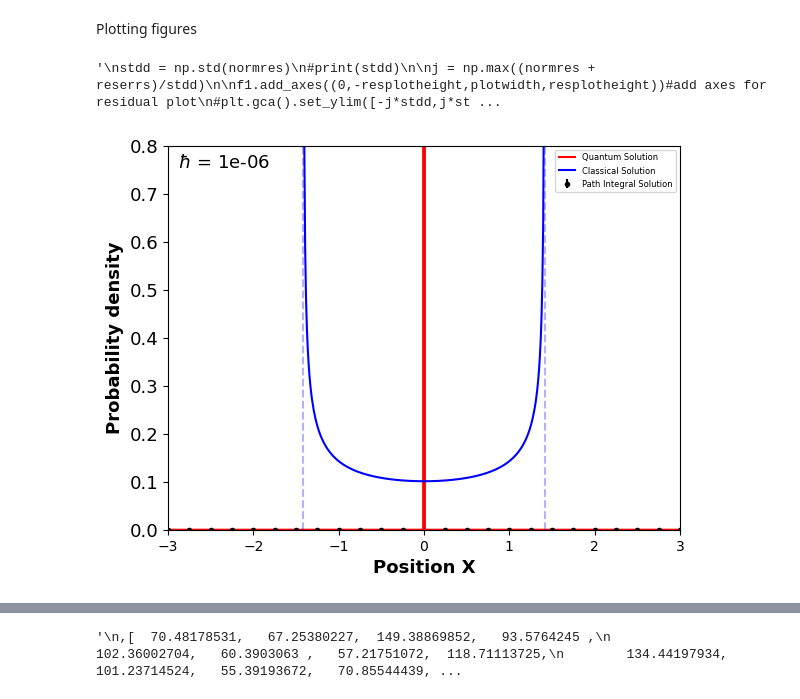
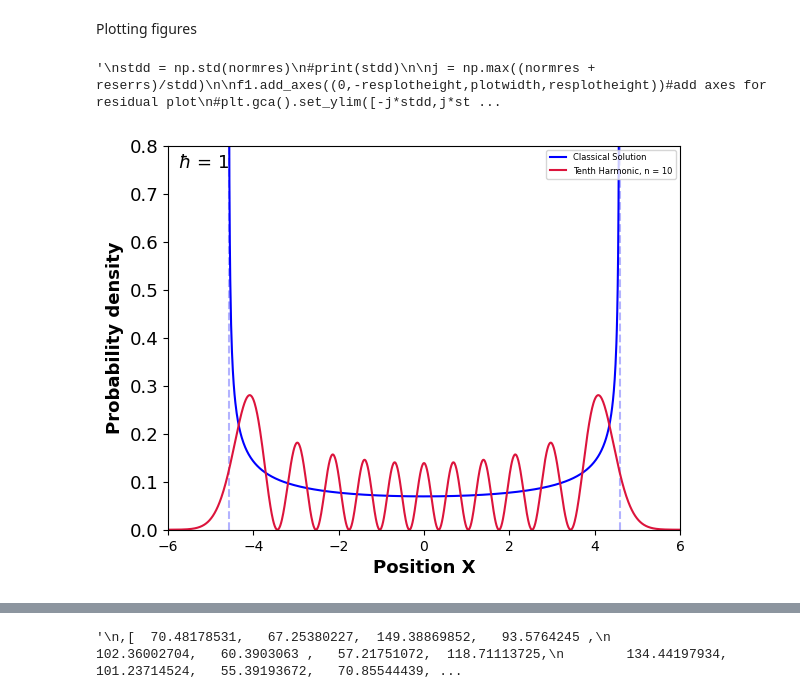
Before and after one commit to Wildeofthewest1/ProjectRepo, a Jupyter notebook: FeynmanPathIntegralJUPYTER.ipynb, the cells around one changed output, grey strips where cells are left out. Cells and saved outputs as stored; diff of their text form; code cells hidden in the pictures.

```diff
--- a/FeynmanPathIntegralJUPYTER.ipynb
+++ b/FeynmanPathIntegralJUPYTER.ipynb
@@ -44,10 +45,23 @@ xsFine2 = np.arange(-np.sqrt(2*E)+0.001,np.sqrt(2*E)+0.002,0.01)
 Functions
 # %%
 def wavefunc(x):
-    return ((((m*omega)/(np.pi*hbar))**0.5)*(np.exp(-(m*omega)*(x**2)/hbar))*(1))
+    return ((((m*omega)/(np.pi*hbar))**0.5)*(np.exp(-(m*omega)*(x**2)/hbar)))
+
+def firstHarmonic(x):
+    return (((alpha/np.pi)**0.5)*(np.exp(-alpha*(x**2)))*(2*alpha2*x**2))
+
+def secondHarmonic(x):
+    return (((alpha/np.pi)**0.5)*(np.exp(-alpha*(x**2)))*((2**-1)*(2*alpha2*x**2-1)**2))
+
+def thirdHarmonic(x):
+    return (((alpha/np.pi)**0.5)*(np.exp(-alpha*(x**2)))*((3**-1)*(2*(alpha2**1.5)*x**3-3*alpha2**0.5*x)**2))
+
+def tenthHarmonic(x):
+    return (((alpha/np.pi)**0.5)*(np.exp(-alpha*(x**2)))*(1/(1024*3628800))*(1024*x**10-23040*x**8+161280*x**6-403200*x**4+302400*x**2-30240)**2)
+
 
 def classical(x):
-        return (1/T)*(np.sqrt(2*m/(E-potential(x))))
+        return (omega/(2*np.pi))*(np.sqrt(2*m/(E-potential(x))))
 
 def potential(x):
     return 0.5*m*(omega**2)*(x**2)
@@ -157,6 +153,6 @@ Avg Acceptance rate = 63.556000000000004%
 # %%
 paths_list = [1,5,10]# Number of paths to test
-num_trials = 10 #Number of trials for averaging
+num_trials = 2 #Number of trials for averaging
 #errors = path_error_analysis(paths_list, num_trials, Psi)
 #print(repr(errors))
 # %%
@@ -4051,7 +4048,7 @@ def average(num_trials, paths1):
 # %%
 
 num_trls = 2 #num_trls is the same as Ncf
-num_pths = 5000
+num_pths = 50
 ys, yerrs = average(num_trls,num_pths)# average(NumberOfAverages,NumberOfPaths)
 #ys1, yerrs1 = average1(num_trls,num_pths)
 # %% [output]
@@ -4161,8 +4158,7 @@ f1 = plt.figure(1)
 f1.add_axes((0,0,plotwidth,plotheight))
 
 plt.gca().set_ylim([0,0.8])#np.max(ys+yerrs)*1.01])
-plt.gca().set_xlim([xs[0],xs[-1]])
-
+plt.gca().set_xlim([xi,xf])
 #plt.gca().axes.get_xaxis().set_ticks([])
 #plt.gca().axes.get_yaxis().set_ticks([0.1,0.2,0.3,0.4,0.5,0.6])
 
@@ -4176,9 +4172,9 @@ normres = (ys-analyticalValues)/yerrs
 
 reserrs = np.ones_like(yerrs)
 
-plt.errorbar(xs, ys, yerrs, linestyle = "none", fmt=".", capsize = 0, color = line_Colors[2], label = "Path Integral Solution")#plot the numerical solution
+#plt.errorbar(xs, ys, yerrs, linestyle = "none", fmt=".", capsize = 0, color = line_Colors[2], label = "Path Integral Solution")#plot the numerical solution
 
-plt.plot(xsFine,wavefunc(xsFine), color = line_Colors[0], label = "Quantum Solution")#plot the analytical solution
+#plt.plot(xsFine,wavefunc(xsFine), color = line_Colors[0], label = "Quantum Solution")#plot the analytical solution
 
 plt.plot(xsFine2,classical(xsFine2), color = line_Colors[1], label = "Classical Solution")#classical solution
 
@@ -4187,13 +4183,15 @@ plt.xlabel("Position X", fontsize = textsize, weight = "bold")
 plt.axvline(np.sqrt(2*E),color=line_Colors[1], linestyle='dashed', alpha = 0.3)
 plt.axvline(-np.sqrt(2*E),color=line_Colors[1], linestyle='dashed', alpha = 0.3)
 
-plt.legend(bbox_to_anchor=(1, 1), loc='upper right', prop={'size': 6})
-
-#plt.plot(xs,firstHarmonic(xs), color = line_Colors[1])#plot the first harmonic analytical solution
+#plt.plot(xs,firstHarmonic(xs), color = line_Colors[2])#plot the first harmonic analytical solution
 
 #plt.plot(xs,secondHarmonic(xs), color = line_Colors[2])#plot the second harmonic analytical solution
 
-#plt.plot(xs,thirdHarmonic(xs), color = line_Colors[3])#plot the third harmonic analytical solution
+#plt.plot(xsFine,thirdHarmonic(xsFine), color = line_Colors[3],label = "Third Harmonic, n = 3")#plot the third harmonic analytical solution
+
+plt.plot(xsFine,tenthHarmonic(xsFine), color = line_Colors[3],label = "Tenth Harmonic, n = 10")#plot the tenth harmonic analytical solution
+
+plt.legend(bbox_to_anchor=(1, 1), loc='upper right', prop={'size': 6})
 
 #plt.plot(xs,model_function(xs,*popt), color = "orange",linestyle = "dashed")#plot the analytical solution
 #plt.plot(xs,model_function(xs,*(popt+popt_errs)), color = "green",linestyle = "dashed")#plot the analytical solution
@@ -4258,34 +4256,34 @@ plt.axhline(0,color=line_Colors[2], linestyle='dashed', alpha = 1)
 
 x = np.linspace(-j*stdd,j*stdd,100)
 mean = 0#statistics.mean(normres)
 sd = statistics.stdev(normres)
 
 
 f1.add_axes((plotwidth,-resplotheight,histplotwidth,resplotheight))#add axes for histogram plot
 plt.gca().set_ylim([-j*stdd,j*stdd])
 plt.gca().axes.get_yaxis().set_ticks([])
 plt.gca().axes.get_xaxis().set_ticks([0.2])
 plt.yticks(fontsize = textsize)
 plt.xticks(fontsize = textsize)
 plt.xlabel("Probability\nDensity", fontsize = textsize, weight = "bold")
 histrange = np.arange(-j*stdd,(j+1)*stdd,stdd)
 
 plt.hist(normres, histrange, density=True, orientation = "horizontal", color = line_Colors[1], alpha = 0.4)
 plt.plot( norm.pdf(x, mean, sd), x, color = line_Colors[1])
 
 
 #actionarray = metropolis(100,0)
 #plt.plot(np.arange(0,100,1),actionarray)
 print("mean of residuals = {}".format(np.mean(normres)))#Should be 0, else T is not correct
 #print(sd)
 #print(np.mean(normres)/sd)
 #print(np.sqrt(2))
 plt.show()
 
 """
 # %% [output]
 '\nstdd = np.std(normres)\n#print(stdd)\n\nj = np.max((normres + reserrs)/stdd)\n\nf1.add_axes((0,-resplotheight,plotwidth,resplotheight))#add axes for residual plot\n#plt.gca().set_ylim([-j*stdd,j*st ...
-[figure, old version]
+[figure, new version]
 # %%
 data = [metropolis(50, x) for x in xs]
 
```
Also changed, not shown: parts of 9 cells of this notebook.
